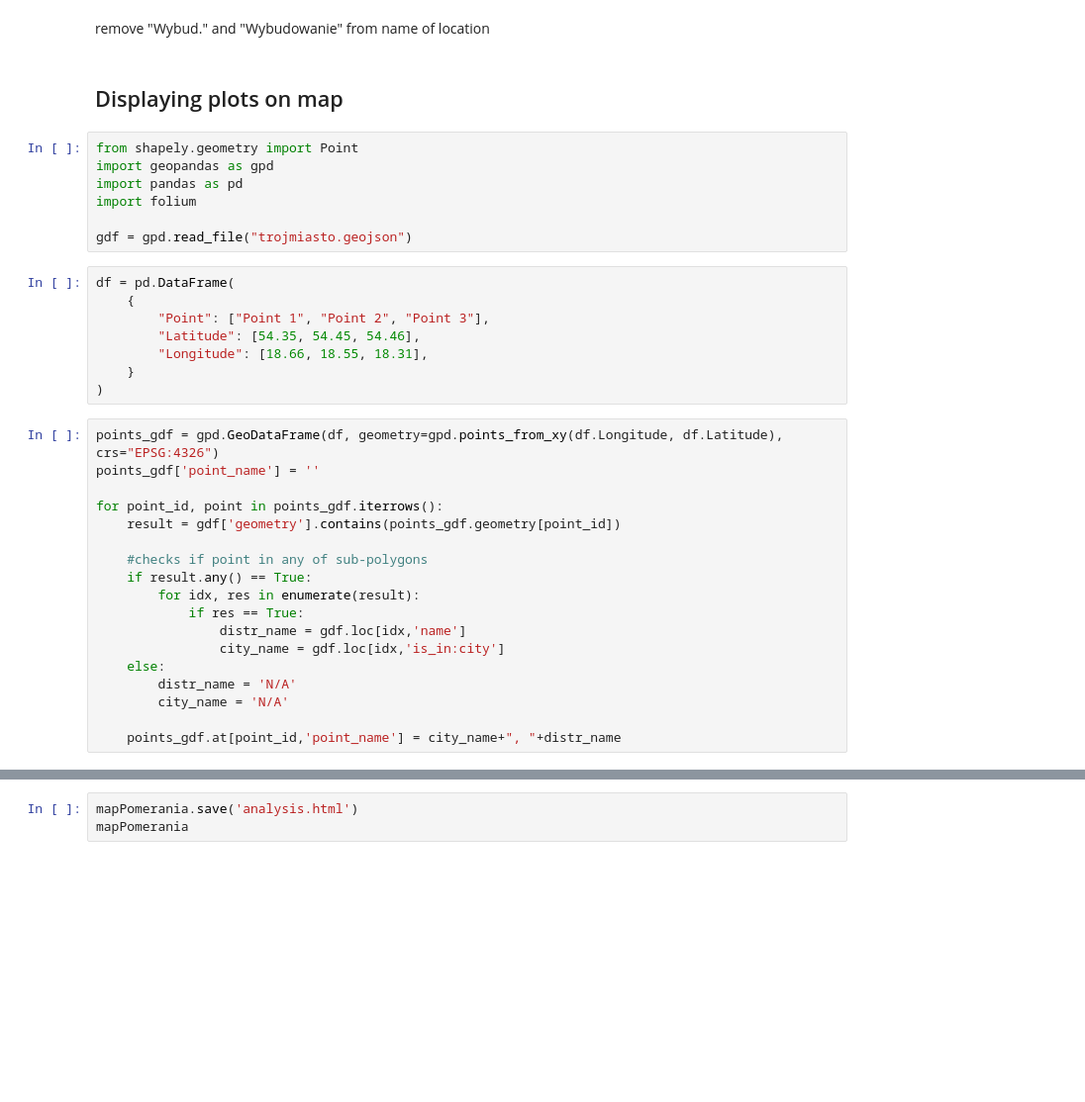
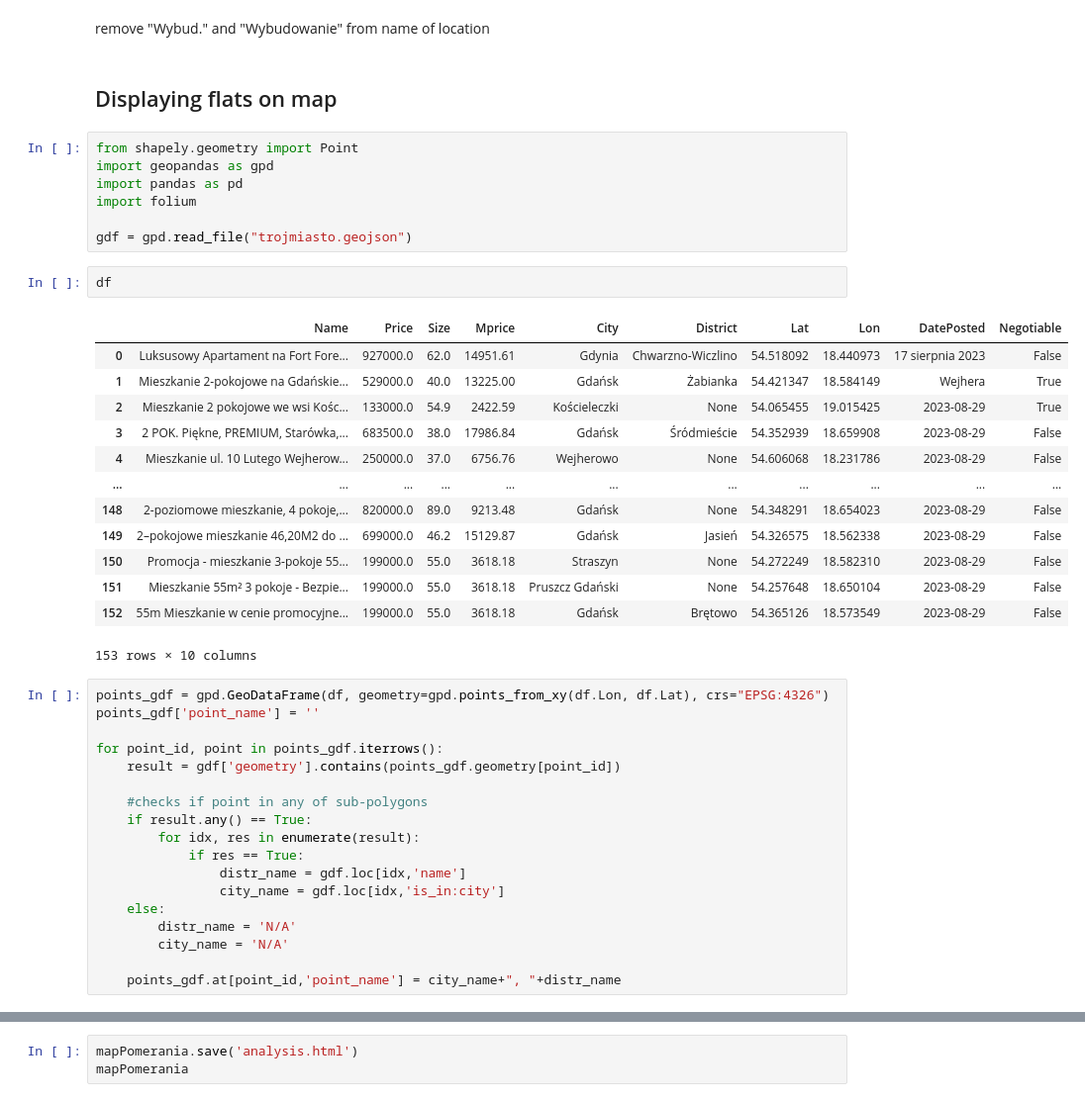
Before and after one commit to b0gdvn/plot-parse, a Jupyter notebook: test.ipynb, the cells around one changed output, grey strips where cells are left out. Shown at 99% size. Saved outputs shown, nothing was run; the diff lists cells and outputs as text; blank space fills up the shorter version.

Commit message:
Changing ads to flats
Changing gathered adverts from building plots to flats for sale

```diff
--- a/test.ipynb
+++ b/test.ipynb
@@ -126,7 +130,7 @@ df[df['Name'].str.contains('Wiele')]
 # %% [markdown]
 remove "Wybud." and "Wybudowanie" from name of location
 # %% [markdown]
-## Displaying plots on map
+## Displaying flats on map
 # %%
 from shapely.geometry import Point
 import geopandas as gpd
@@ -134,16 +138,24 @@ import pandas as pd
 import folium
 
 gdf = gpd.read_file("trojmiasto.geojson")
-# %%
-df = pd.DataFrame(
-    {
-        "Point": ["Point 1", "Point 2", "Point 3"],
-        "Latitude": [54.35, 54.45, 54.46],
-        "Longitude": [18.66, 18.55, 18.31],
-    }
-)
+# %%
+df
+# %% [output]
+|  | Name | Price | Size | Mprice | City | District | Lat | Lon | DatePosted | Negotiable |
+| 0 | Luksusowy Apartament na Fort Fore... | 927000.0 | 62.0 | 14951.61 | Gdynia | Chwarzno-Wiczlino | 54.518092 | 18.440973 | 17 sierpnia 2023 | False |
+| 1 | Mieszkanie 2-pokojowe na Gdańskie... | 529000.0 | 40.0 | 13225.00 | Gdańsk | Żabianka | 54.421347 | 18.584149 | Wejhera | True |
+| 2 | Mieszkanie 2 pokojowe we wsi Kośc... | 133000.0 | 54.9 | 2422.59 | Kościeleczki | None | 54.065455 | 19.015425 | 2023-08-29 | True |
+| 3 | 2 POK. Piękne, PREMIUM, Starówka,... | 683500.0 | 38.0 | 17986.84 | Gdańsk | Śródmieście | 54.352939 | 18.659908 | 2023-08-29 | False |
+| 4 | Mieszkanie ul. 10 Lutego Wejherow... | 250000.0 | 37.0 | 6756.76 | Wejherowo | None | 54.606068 | 18.231786 | 2023-08-29 | False |
+| ... | ... | ... | ... | ... | ... | ... | ... | ... | ... | ... |
+| 148 | 2-poziomowe mieszkanie, 4 pokoje,... | 820000.0 | 89.0 | 9213.48 | Gdańsk | None | 54.348291 | 18.654023 | 2023-08-29 | False |
+| 149 | 2–pokojowe mieszkanie 46,20M2 do ... | 699000.0 | 46.2 | 15129.87 | Gdańsk | Jasień | 54.326575 | 18.562338 | 2023-08-29 | False |
+| 150 | Promocja - mieszkanie 3-pokoje 55... | 199000.0 | 55.0 | 3618.18 | Straszyn | None | 54.272249 | 18.582310 | 2023-08-29 | False |
+| 151 | Mieszkanie 55m² 3 pokoje - Bezpie... | 199000.0 | 55.0 | 3618.18 | Pruszcz Gdański | None | 54.257648 | 18.650104 | 2023-08-29 | False |
+| 152 | 55m Mieszkanie w cenie promocyjne... | 199000.0 | 55.0 | 3618.18 | Gdańsk | Brętowo | 54.365126 | 18.573549 | 2023-08-29 | False |
+153 rows × 10 columns
 # %%
-points_gdf = gpd.GeoDataFrame(df, geometry=gpd.points_from_xy(df.Longitude, df.Latitude), crs="EPSG:4326")
+points_gdf = gpd.GeoDataFrame(df, geometry=gpd.points_from_xy(df.Lon, df.Lat), crs="EPSG:4326")
 points_gdf['point_name'] = ''
 
 for point_id, point in points_gdf.iterrows():
```
Also changed, not shown: parts of 4 cells of this notebook, 1 other file.
